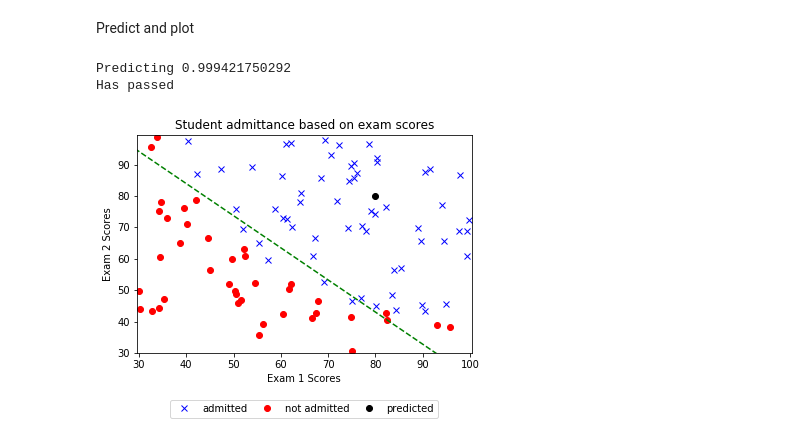
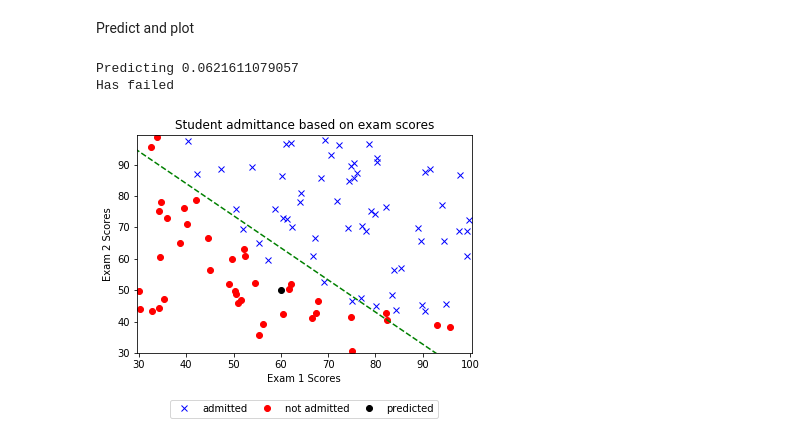
Before and after one commit to imtoobose/mlclass, a Jupyter notebook: Logistic Regression.ipynb, the cells around one changed output. Saved outputs shown, nothing was run; the diff lists cells and outputs as text; code cells hidden in the pictures.

```diff
--- a/Logistic Regression.ipynb
+++ b/Logistic Regression.ipynb
@@ -123,39 +124,39 @@ def predict(X):
 # %% [markdown]
 Predict and plot
 # %%
-find_pred = [80, 80]
+find_pred = [60, 50]
 prediction = predict(find_pred)
 print 'Predicting', prediction
 
 if prediction > 0.5:
     print 'Has passed'
 else:
     print 'Has failed'
 
 x_min, x_max = x[:, 0].min() - .5, x[:, 0].max() + .5
 y_min, y_max = x[:, 1].min() - .5, x[:, 1].max() + .5
 xx, yy = np.meshgrid(np.linspace(x_min, x_max, 50),
                      np.linspace(y_min, y_max, 50))
 
 plt.title('Student admittance based on exam scores')
 plt.plot(pos[:, 0], pos[:, 1], 'bx', label='admitted')
 plt.plot(neg[:, 0], neg[:, 1], 'ro', label='not admitted')
 plt.xlabel('Exam 1 Scores')
 plt.ylabel('Exam 2 Scores')
 
 Xaxis = np.arange(0, 100)
 Y = -(thetasopt[0] + Xaxis*thetasopt[1])/(thetasopt[2])
 
 plt.xlim(xx.min(), xx.max())
 plt.ylim(yy.min(), yy.max())
 
 plt.plot(Y, 'g--')
 plt.plot(find_pred[0], find_pred[1], 'ko', label='predicted')
 
 plt.legend(bbox_to_anchor=(.1, -.3, .8, -.3), loc=3,
                ncol=3, mode="expand", borderaxespad=0.)
 plt.show()
 # %% [output]
-Predicting 0.999421750292
-Has passed
+Predicting 0.0621611079057
+Has failed
-[figure, old version]
+[figure, new version]
```
Also changed, not shown: parts of 8 cells of this notebook, 1 other file.
